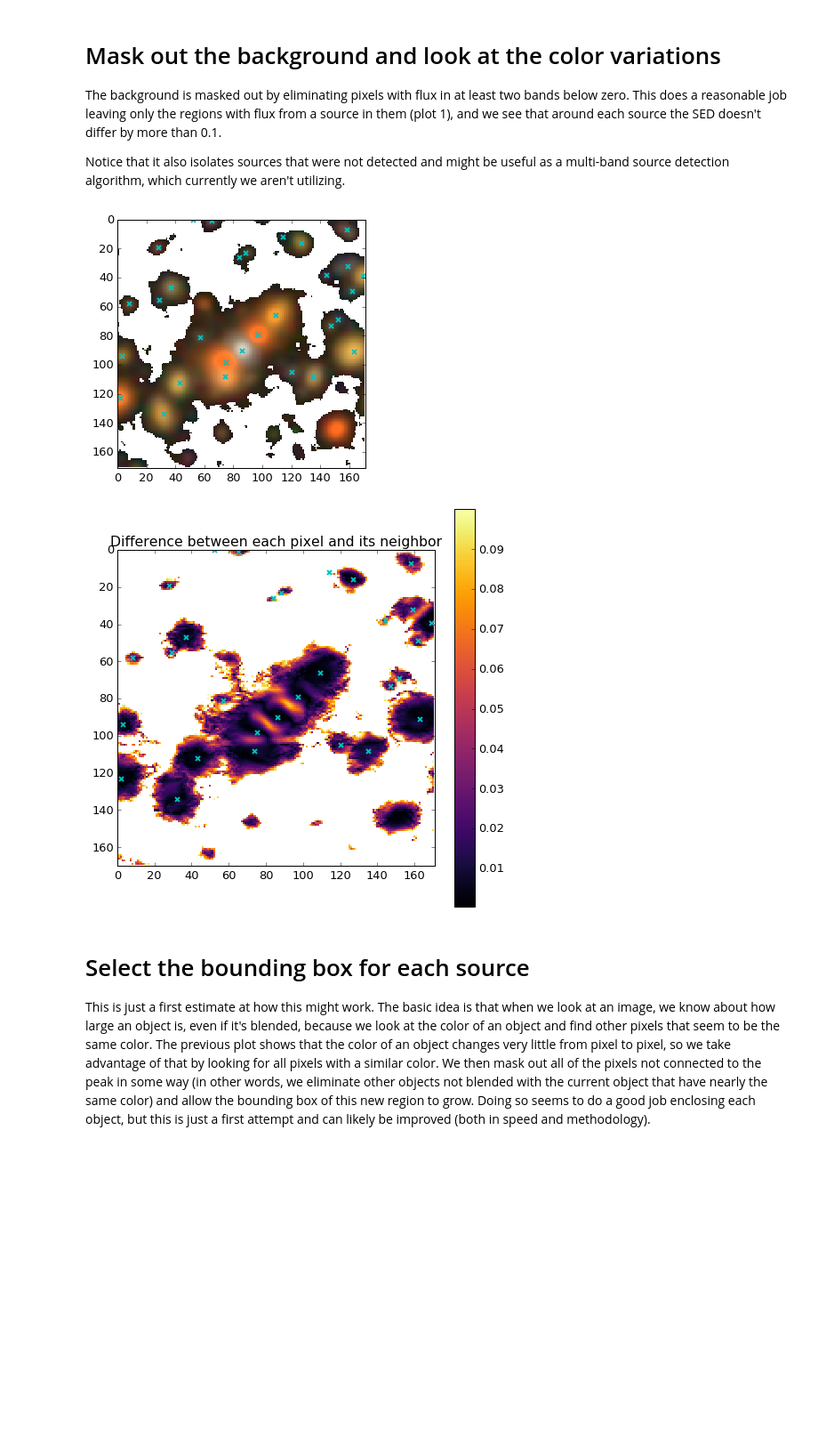
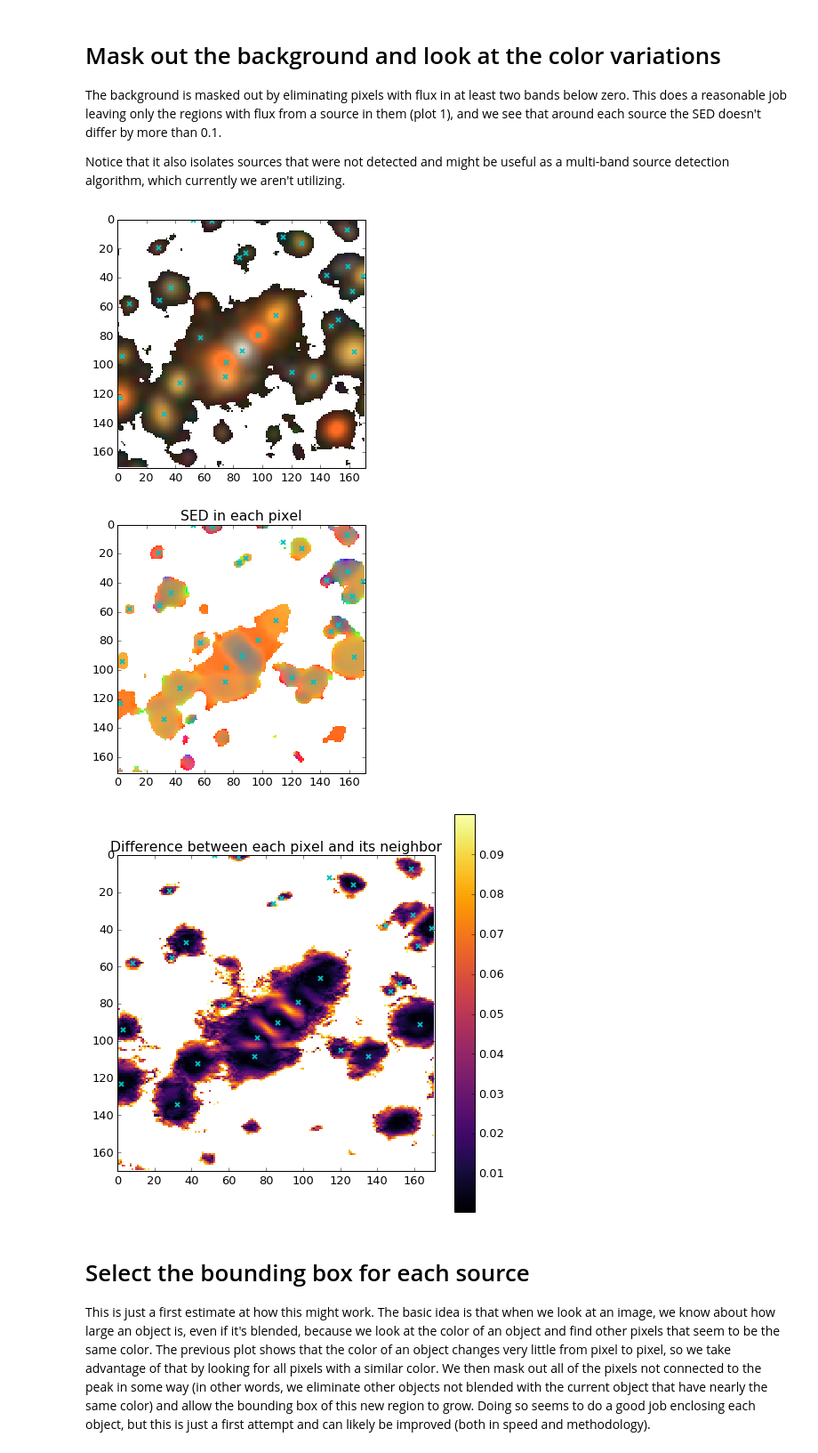
Before and after one commit to lsst-dm/deblender_examples, a Jupyter notebook: test_bbox.ipynb, the cells around one changed output. Shown at 89% size. Cells and saved outputs as stored; diff of their text form; code cells hidden in the pictures; blank space fills up the shorter version.

Commit message:
Updated test_bbox to show SEDs in each pixel

```diff
--- a/test_bbox.ipynb
+++ b/test_bbox.ipynb
@@ -94,30 +94,43 @@ Notice that it also isolates sources that were not detected and might be useful
 # %%
 bkg_mask = np.sum(images<0, axis=0)>2
 display.plotColorImage(images, show=False)
 plt.imshow(np.ma.array(np.ones_like(bkg_mask), mask=~bkg_mask), cmap="Greys")
 for px,py in peaks:
     plt.plot(px, py, "cx", mew=2, ms=5)
 plt.xlim([0,bkg_mask.shape[1]])
 plt.ylim([bkg_mask.shape[0],0])
 plt.show()
 
 cdiff = np.sum(np.abs(colors[:,1:,:]-colors[:,:-1,:]), axis=0)
 bad = bkg_mask[:-1,:]|bkg_mask[1:,:]
 bad = (cdiff>.1)|bad
 cdiff = np.ma.array(cdiff, mask=bad)
 
+tmp_mask = np.sum(images<0, axis=0)>0
+c = colors.copy()
+c[c<0] = 0
+plotColorImage(c, show=False, vmin=0, vmax=.5, Q=1)
+plt.imshow(np.ma.array(np.ones_like(tmp_mask), mask=~tmp_mask), cmap="Greys")
+plt.title("SED in each pixel")
+for px,py in peaks:
+    plt.plot(px, py, "cx", mew=2, ms=5)
+plt.xlim([0,bkg_mask.shape[1]])
+plt.ylim([bkg_mask.shape[0],0])
+plt.show()
+
 plt.figure(figsize=(8,8))
 plt.imshow(cdiff)
 plt.colorbar()
 plt.title("Difference between each pixel and its neighbor")
 for px,py in peaks:
     plt.plot(px, py, "cx", mew=2, ms=5)
 plt.xlim([0,cdiff.shape[1]])
 plt.ylim([cdiff.shape[0],0])
 plt.show()
 # %% [output]
 [figure]
-[figure, old version]
+[figure, new version]
+[figure, added]
 # %% [markdown]
 # Select the bounding box for each source
 
```
Also changed, not shown: parts of 1 cell of this notebook.
